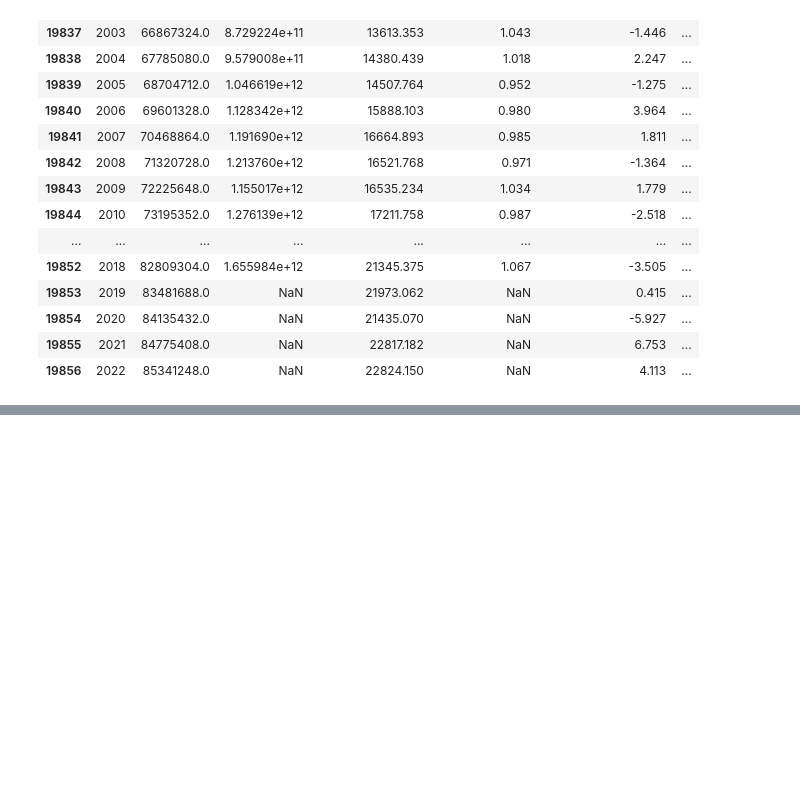
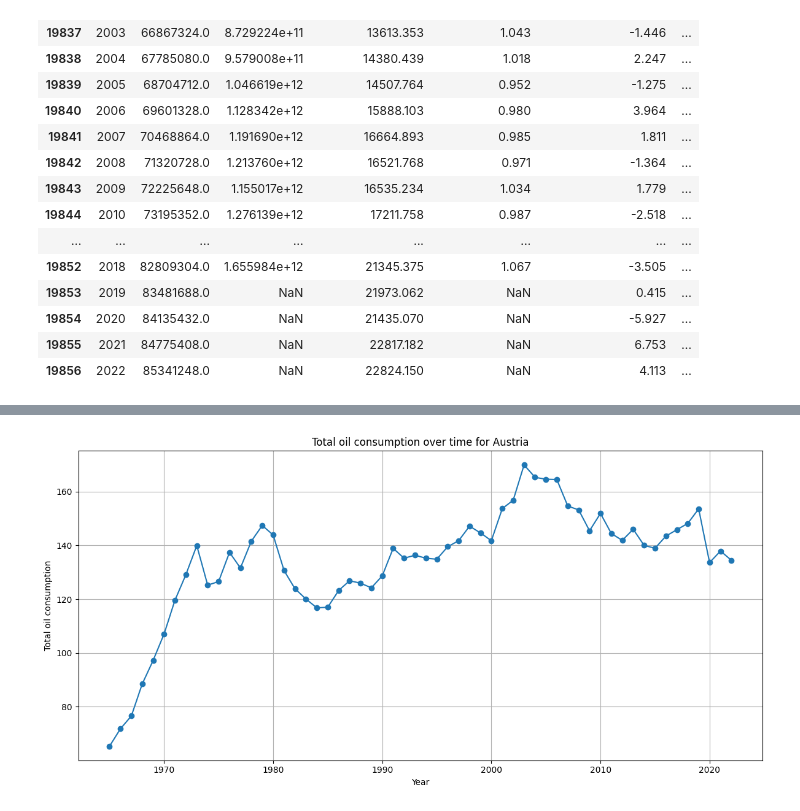
Before and after one commit to MertKir-R/energy_consumption_prediction, a Jupyter notebook: notebooks/world_energy_consumption.ipynb, the cells around one changed output, grey strips where cells are left out. Saved outputs shown, nothing was run; the diff lists cells and outputs as text; code cells hidden in the pictures; blank space fills up the shorter version.

Commit message:
data cleaning and exploration is done, relevant helper functions added

```diff
--- a/notebooks/world_energy_consumption.ipynb
+++ b/notebooks/world_energy_consumption.ipynb
@@ -90,0 +500,22 @@ data_oil[(data_oil['country'] == 'Turkey') & (data['year'] > 2000)].head()
+# %%
+cols_to_interpolate = [
+    'solar_consumption',
+    'wind_consumption',
+    'hydro_consumption',
+    'biofuel_consumption',
+    'other_renewable_consumption',
+    'coal_consumption',
+    'gas_consumption',
+    'nuclear_consumption',
+    'coal_production',
+    'gas_production',
+    'oil_production',
+    'oil_prod_per_capita',
+    'oil_electricity',
+    'oil_share_elec',
+    'oil_share_energy'
+]
+
+data_oil_eu_interp = data_oil_eu.copy()
+for i in cols_to_interpolate:
+    data_oil_eu_interp = linear_interpolation(data_oil_eu_interp,i)
@@ -90,0 +648,6 @@ data_oil[(data_oil['country'] == 'Turkey') & (data['year'] > 2000)].head()
+# %%
+data_oil_eu_interp_extrap = data_oil_eu_interp.copy()
+extrapolation_columns = ['hydro_consumption', 'gas_consumption', 'nuclear_consumption', 'coal_production', 'gas_production', 'oil_production']
+
+for col in extrapolation_columns:
+    data_oil_eu_interp_extrap = fill_extrapolation(data_oil_eu_interp_extrap,col)
@@ -90,0 +734,2 @@ data_oil[(data_oil['country'] == 'Turkey') & (data['year'] > 2000)].head()
+# %%
+data_oil_eu_interp_extrap['oil_prod_per_capita_new'] = data_oil_eu_interp_extrap['oil_production'] * 1e9 / data_oil_eu_interp_extrap['population']
@@ -90,0 +752,2 @@ data_oil[(data_oil['country'] == 'Turkey') & (data['year'] > 2000)].head()
+# %%
+data_oil_eu_interp_extrap.drop('oil_prod_per_capita', axis = 1, inplace = True)
@@ -90,0 +774,14 @@ data_oil[(data_oil['country'] == 'Turkey') & (data['year'] > 2000)].head()
+# %%
+austria_year_oil = data_oil_eu_interp_extrap[data_oil_eu_interp_extrap['country'] == 'Austria'][['year', 'oil_consumption']]
+
+plt.figure(figsize=(12, 6))
+plt.plot(austria_year_oil['year'], austria_year_oil['oil_consumption'], marker='o')
+
+plt.title("Total oil consumption over time for Austria")
+plt.xlabel("Year")
+plt.ylabel("Total oil consumption")
+plt.grid(True)
+plt.tight_layout()
+plt.show()
+# %% [output]
+[figure, added]
```
Also changed, not shown: parts of 88 cells of this notebook, 1 other file.
